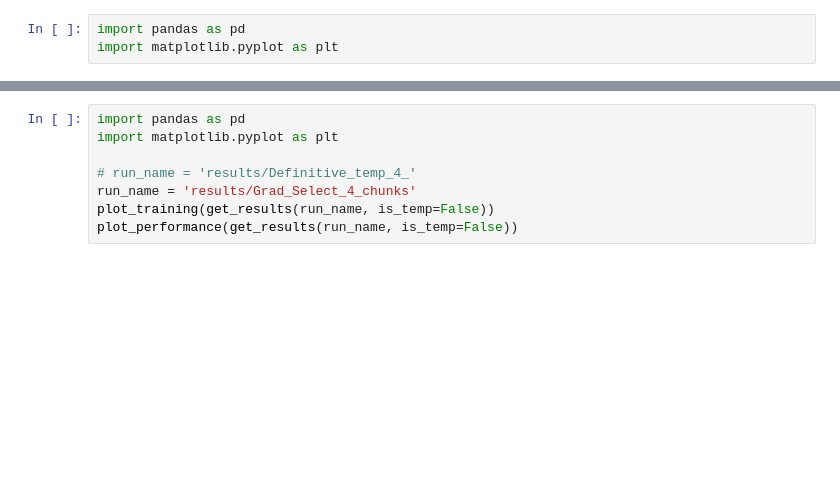
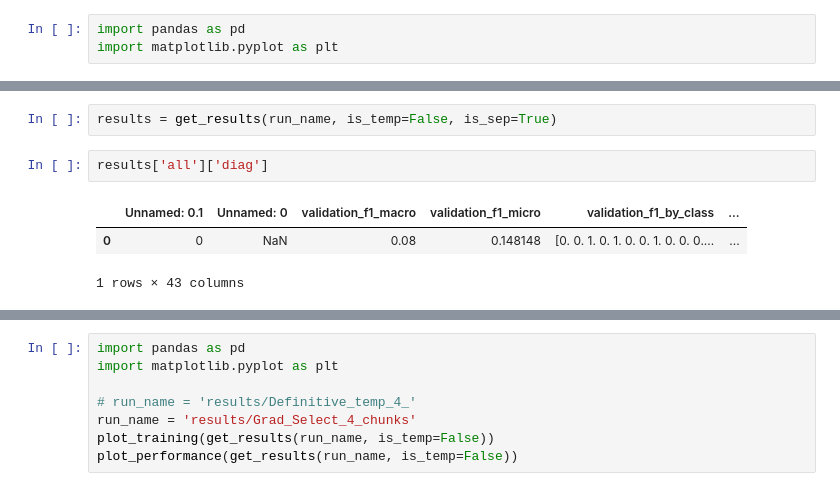
Before and after one commit to mireiahernandez/icd-continuous-prediction, a Jupyter notebook: visualize_results.ipynb, the cells around one changed output, grey strips where cells are left out. Saved outputs shown, nothing was run; the diff lists cells and outputs as text; blank space fills up the shorter version.

```diff
--- a/visualize_results.ipynb
+++ b/visualize_results.ipynb
@@ -48,0 +88,8 @@ def plot_performance(results):
+# %%
+results = get_results(run_name, is_temp=False, is_sep=True)
+# %%
+results['all']['diag']
+# %% [output]
+|  | Unnamed: 0.1 | Unnamed: 0 | validation_f1_macro | validation_f1_micro | validation_f1_by_class | ... |
+| 0 | 0 | NaN | 0.08 | 0.148148 | [0. 0. 1. 0. 1. 0. 0. 1. 0. 0. 0.... | ... |
+1 rows × 43 columns
```
Also changed, not shown: parts of 5 cells of this notebook.
